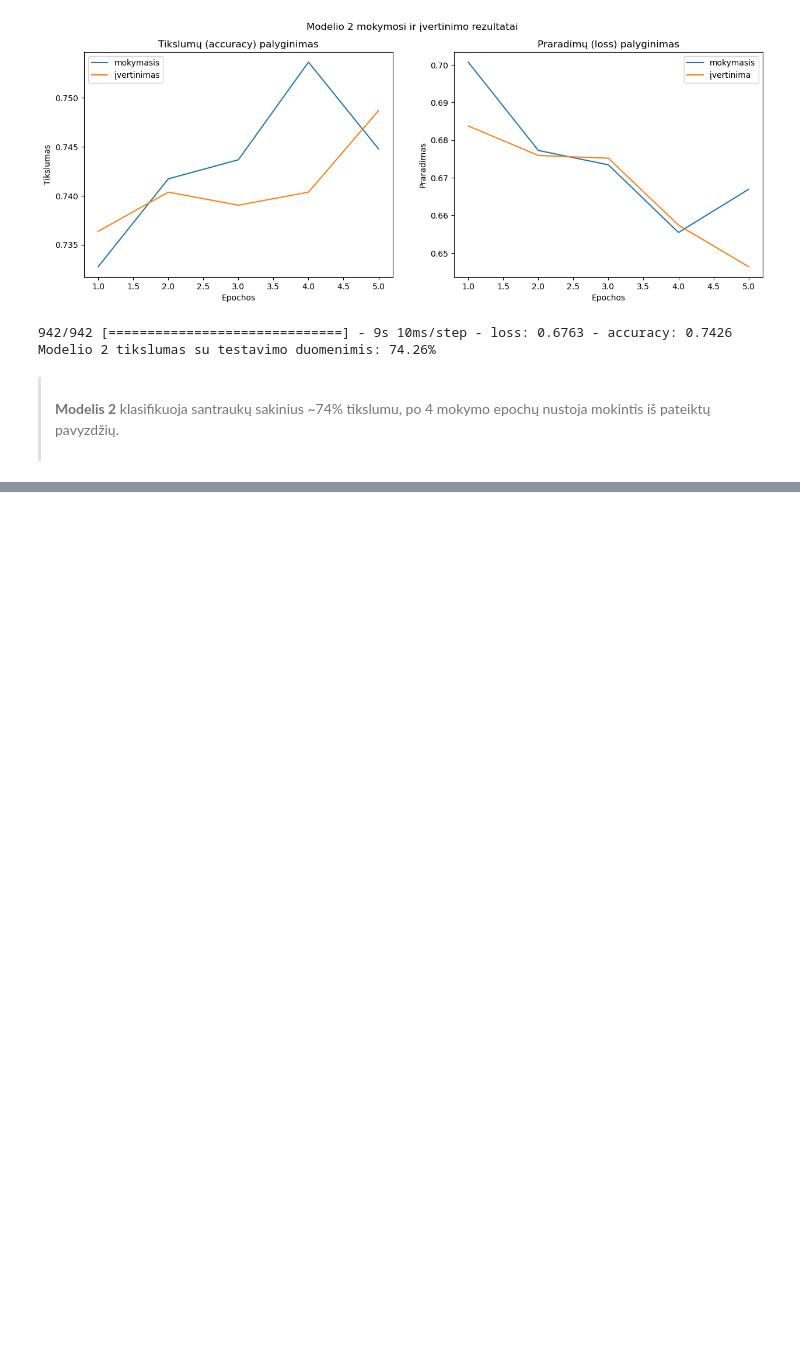
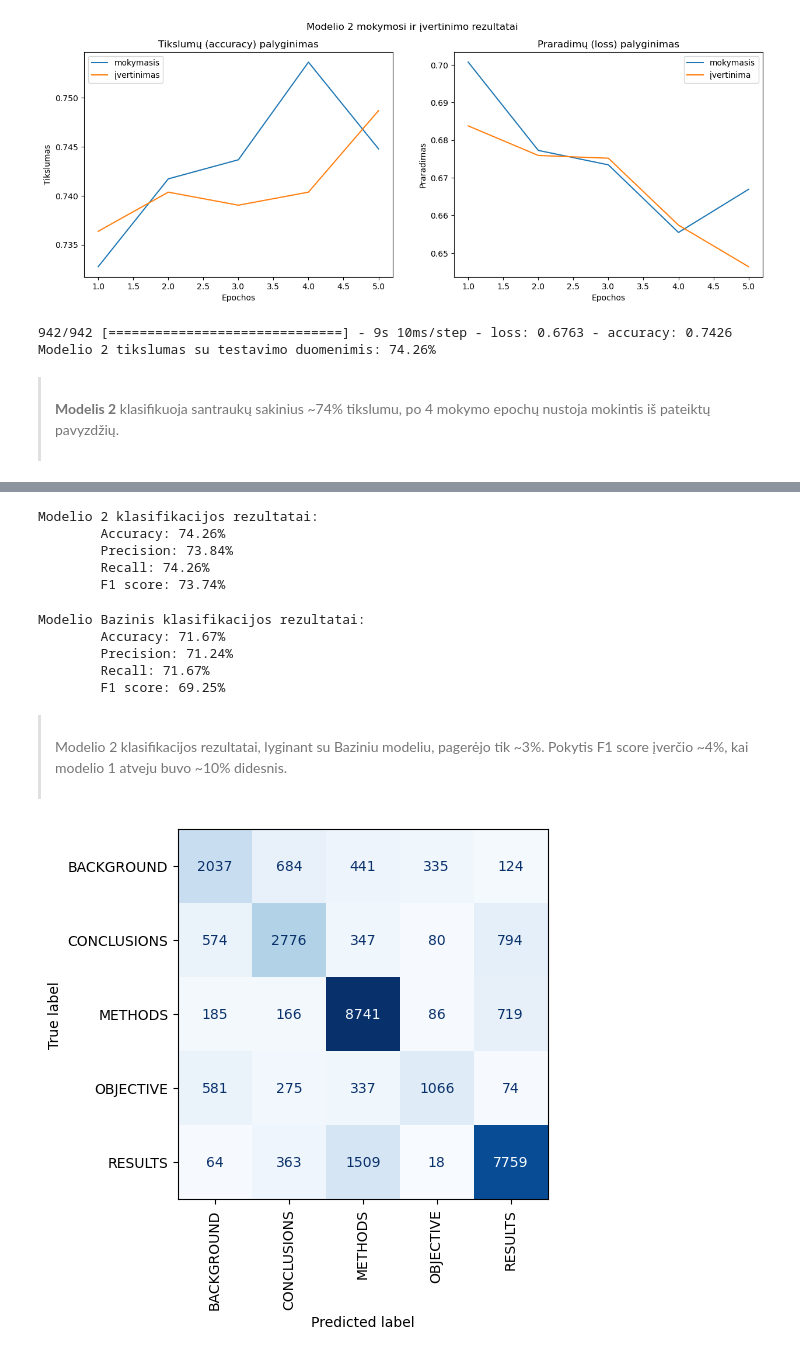
Before and after one commit to gisora/ptu8-final-project, a Jupyter notebook: nuosekliu_sakiniu_klasifikavimas.ipynb, the cells around one changed output, grey strips where cells are left out. Drawn from its saved outputs; the diff is of its cells as text; code cells hidden in the pictures; blank space fills up the shorter version.

Commit message:
modelio 2 palyginimas su kitais modeliais

```diff
--- a/nuosekliu_sakiniu_klasifikavimas.ipynb
+++ b/nuosekliu_sakiniu_klasifikavimas.ipynb
@@ -961,0 +971,4 @@ Modelio 2 tikslumas su testavimo duomenimis: 74.26%
+# %%
+#  paruošiam Modelis 2 rezultatus klasifikacijos rezultatų spausdinimui
+model_2_pred_probabilities = model_2.predict(test_dataset) # gaunam modelio tikimybes kiekvienai etiketei
+model_2_pred = tf.argmax(model_2_pred_probabilities, axis=1) # randam didžiausios tikimybės indeksą
@@ -961,0 +977,27 @@ Modelio 2 tikslumas su testavimo duomenimis: 74.26%
+# %%
+# spausdinam klasifikacijos rezultatą
+print_classification_results(y_true=y_test, y_pred=model_2_pred, model_name="2")
+# %% [output]
+Modelio 2 klasifikacijos rezultatai:
+        Accuracy: 74.26%
+        Precision: 73.84%
+        Recall: 74.26%
+        F1 score: 73.74%
+# %%
+# spausdinam bazinio modelio klasifikacijos rezultatą
+print_classification_results(y_true=y_test, y_pred=model_0_pred, model_name="Bazinis")
+# %% [output]
+Modelio Bazinis klasifikacijos rezultatai:
+        Accuracy: 71.67%
+        Precision: 71.24%
+        Recall: 71.67%
+        F1 score: 69.25%
+# %% [markdown]
+><br>
+>Modelio 2 klasifikacijos rezultatai, lyginant su Baziniu modeliu, pagerėjo tik ~3%. Pokytis F1 score įverčio ~4%, kai modelio 1 atveju buvo ~10% didesnis.<br>
+><br>
+# %%
+# Modelis 2 spėjimų (confusion) matrica
+plot_confusion_matrix(y_true=y_test, y_pred=model_2_pred, display_labels=etiketes)
+# %% [output]
+[figure, added]
```
Also changed, not shown: parts of 8 cells of this notebook.
